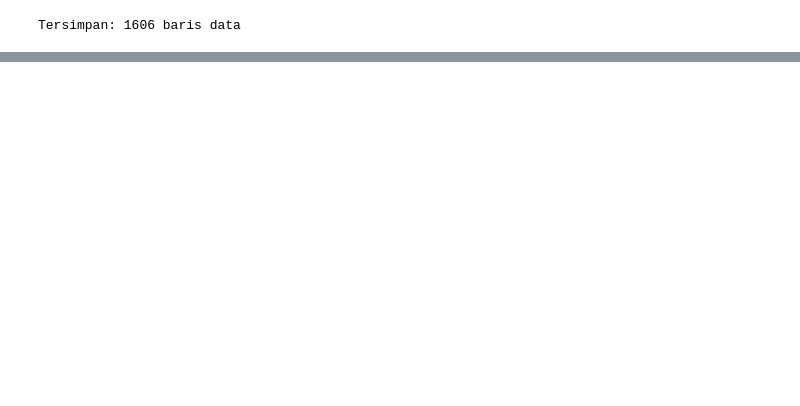
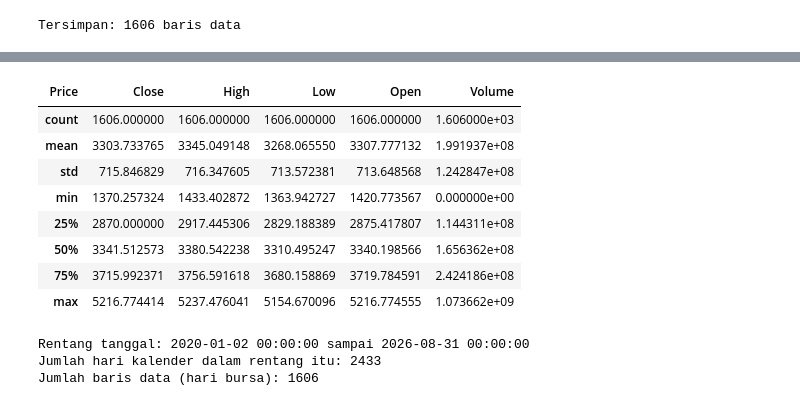
Before and after one commit to Adlisyahputra/bbri-stock-forecast, a Jupyter notebook: notebooks/01_fetch_data.ipynb, the cells around one changed output, grey strips where cells are left out. Saved outputs shown, nothing was run; the diff lists cells and outputs as text; code cells hidden in the pictures; blank space fills up the shorter version.

```diff
--- a/notebooks/01_fetch_data.ipynb
+++ b/notebooks/01_fetch_data.ipynb
@@ -26,0 +40,21 @@ Tersimpan: 1606 baris data
+# %%
+df.describe()
+# %% [output]
+| Price | Close | High | Low | Open | Volume |
+| count | 1606.000000 | 1606.000000 | 1606.000000 | 1606.000000 | 1.606000e+03 |
+| mean | 3303.733765 | 3345.049148 | 3268.065550 | 3307.777132 | 1.991937e+08 |
+| std | 715.846829 | 716.347605 | 713.572381 | 713.648568 | 1.242847e+08 |
+| min | 1370.257324 | 1433.402872 | 1363.942727 | 1420.773567 | 0.000000e+00 |
+| 25% | 2870.000000 | 2917.445306 | 2829.188389 | 2875.417807 | 1.144311e+08 |
+| 50% | 3341.512573 | 3380.542238 | 3310.495247 | 3340.198566 | 1.656362e+08 |
+| 75% | 3715.992371 | 3756.591618 | 3680.158869 | 3719.784591 | 2.424186e+08 |
+| max | 5216.774414 | 5237.476041 | 5154.670096 | 5216.774555 | 1.073662e+09 |
+# %%
+# memeriksa apakah ada tanggal yang hilang (misal hari libur, atau data kosong)
+print("Rentang tanggal:", df.index.min(), "sampai", df.index.max())
+print("Jumlah hari kalender dalam rentang itu:", (df.index.max() - df.index.min()).days)
+print("Jumlah baris data (hari bursa):", len(df))
+# %% [output]
+Rentang tanggal: 2020-01-02 00:00:00 sampai 2026-08-31 00:00:00
+Jumlah hari kalender dalam rentang itu: 2433
+Jumlah baris data (hari bursa): 1606
```
Also changed, not shown: parts of 4 cells of this notebook, 1 other file.
